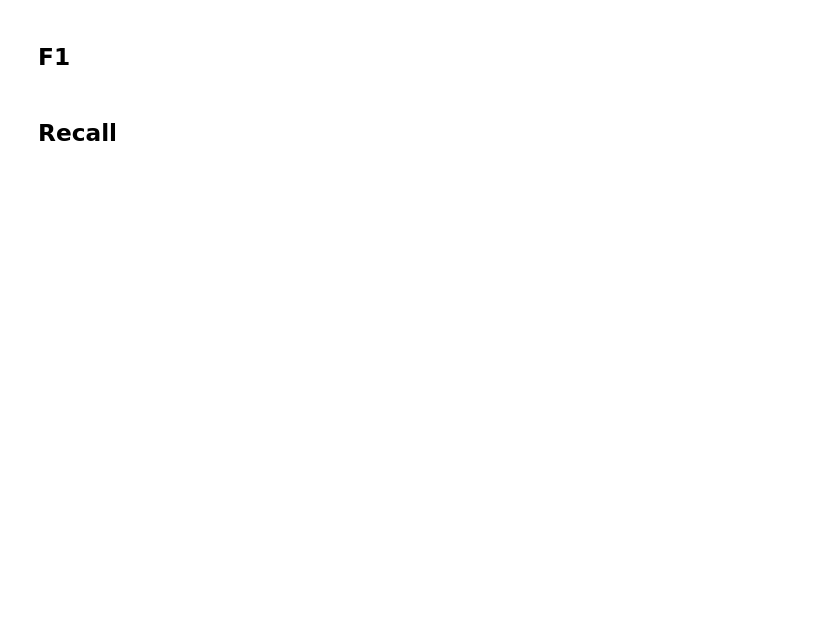
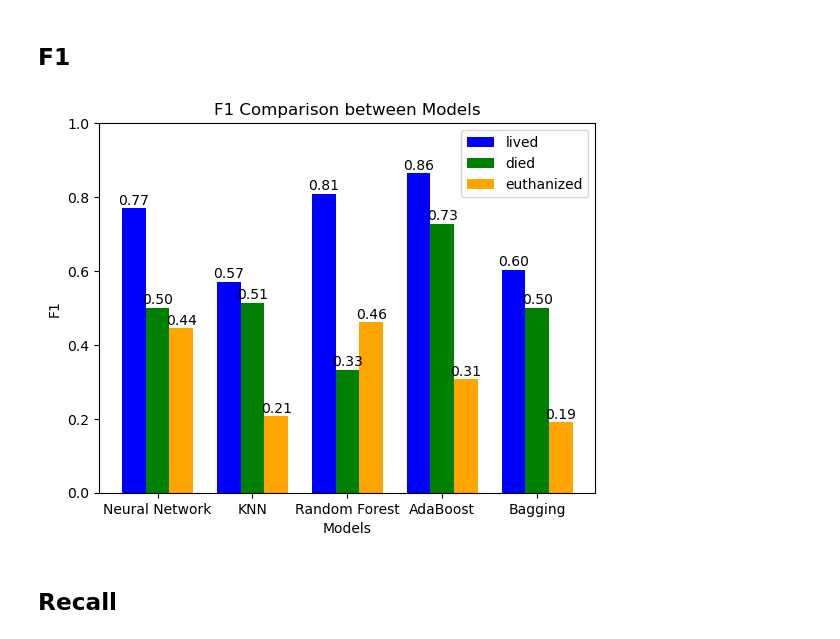
Before and after one commit to thewro11/cs462-cow-status-classification, a Jupyter notebook: model.ipynb, the cells around one changed output. Cells and saved outputs as stored; diff of their text form; code cells hidden in the pictures; blank space fills up the shorter version.

```diff
--- a/model.ipynb
+++ b/model.ipynb
@@ -415,25 +445,31 @@ plt.show()
 # %%
 f1 = [nn_model_f1, knn_model_f1, rfc_model_f1, ada_model_f1, bag_model_f1]
 ind = np.arange(len(f1))
 width = 0.25
 
 class_0 = [nn_model_f1[0], knn_model_f1[0], rfc_model_f1[0], ada_model_f1[0], bag_model_f1[0]]
 bar1 = plt.bar(ind, class_0, width, color = 'blue')
 
 class_1 = [nn_model_f1[1], knn_model_f1[1], rfc_model_f1[1], ada_model_f1[1], bag_model_f1[1]]
 bar2 = plt.bar(ind+width, class_1, width, color='g')
 
 class_2 = [nn_model_f1[2], knn_model_f1[2], rfc_model_f1[2], ada_model_f1[2], bag_model_f1[2]]
 bar3 = plt.bar(ind+width*2, class_2, width, color = 'orange')
 
 plt.xlabel("Models")
 plt.ylabel('F1')
 plt.title("F1 Comparison between Models")
 plt.ylim((0, 1))
 
+for index, value in enumerate(f1):
+    for i,v in enumerate(value):
+        plt.text(x=index + (0.25*i), y=v+0.01, s="{:.2f}".format(v), ha='center')
+
 plt.xticks(ind+width,['Neural Network', 'KNN', 'Random Forest', "AdaBoost", "Bagging"])
 plt.legend( (bar1, bar2, bar3), ("lived", "died", "euthanized") )
 plt.show()
+# %% [output]
+[figure, added]
 # %% [markdown]
 ## Recall
 # %%
```
Also changed, not shown: parts of 17 cells of this notebook.
